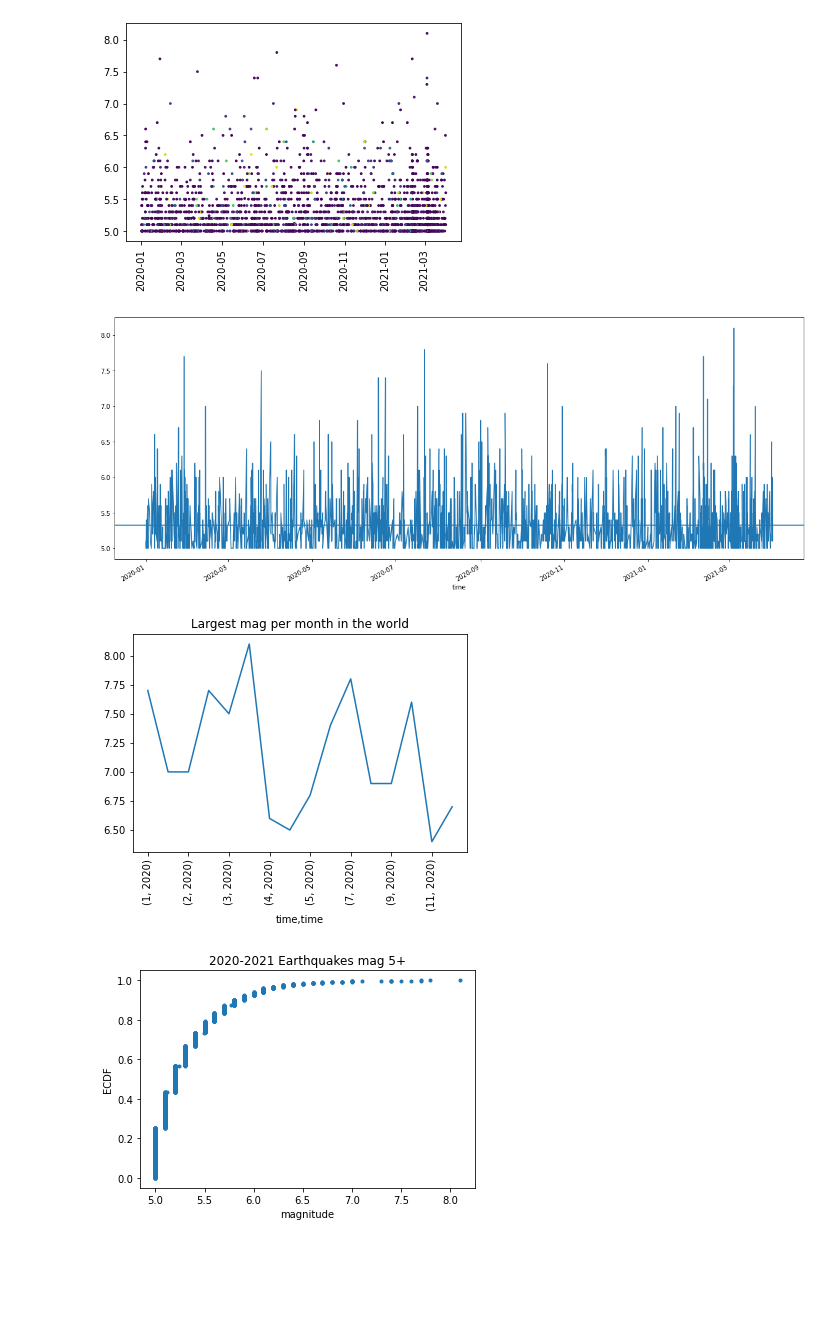
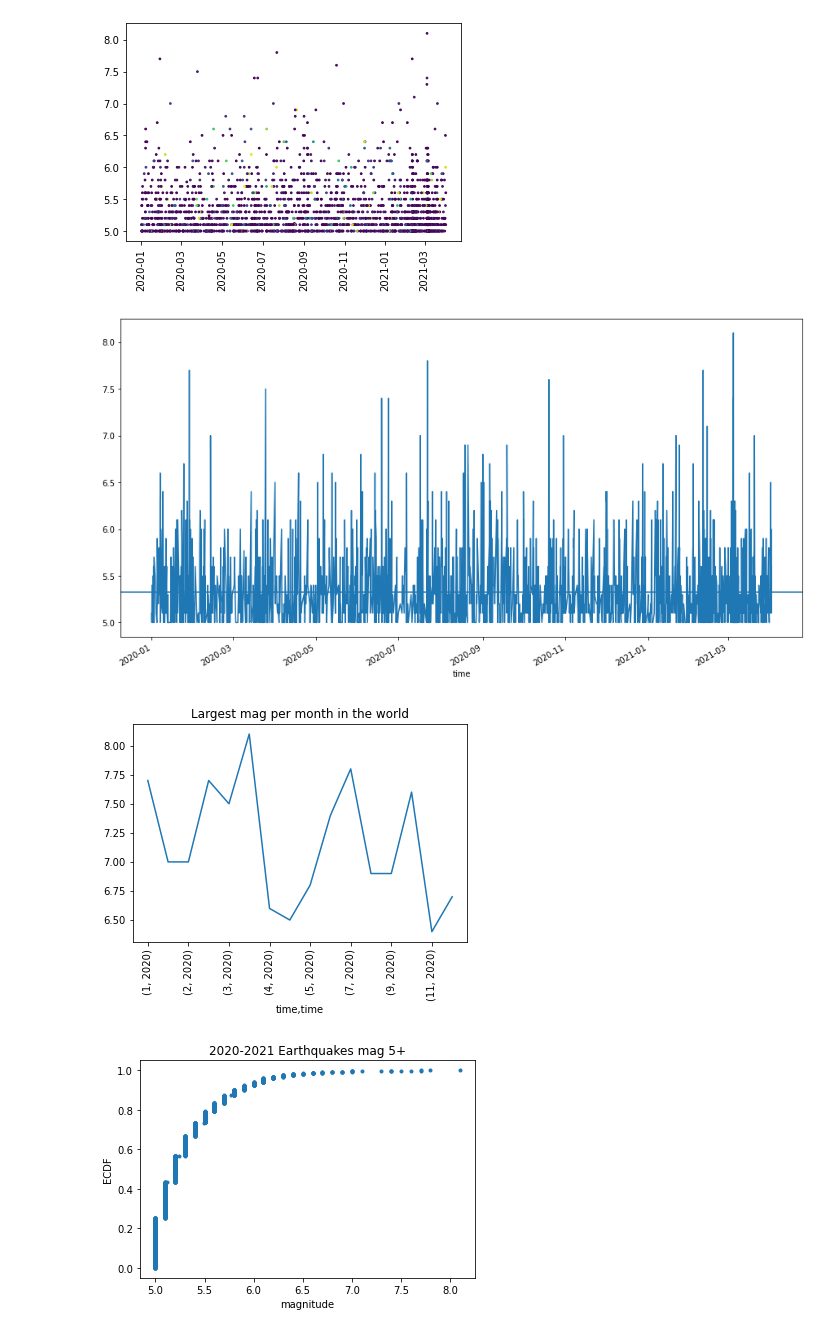
Before and after one commit to Andru-1987/python-deep-learning, a Jupyter notebook: Earthquakes 5 plus.ipynb, the cells around one changed output. Cells and saved outputs as stored; diff of their text form; code cells hidden in the pictures; blank space fills up the shorter version.

```diff
--- a/Earthquakes 5 plus.ipynb
+++ b/Earthquakes 5 plus.ipynb
@@ -29,21 +29,21 @@ plt.xticks(rotation=90)
 # %%
 #grouped=df.groupby(df.index)['mag'].agg({'min','max'})
 #print(grouped)
 #grouped.plot()
 mean_mag=df['mag'].mean()
-plt.figure(figsize=(20,8))
+plt.figure(figsize=(15,8))
 df['mag'].plot()
 plt.axhline(mean_mag)
 plt.show()
 
 
 grouped=df.groupby(by=[df.index.month, df.index.year])['mag'].max()
 grouped.plot()
 plt.xticks(rotation=90)
 plt.title('Largest mag per month in the world')
 plt.show()
 # %% [output]
-[figure, old version]
+[figure, new version]
 [figure]
 # %%
 mags=df['mag']
```
Also changed, not shown: parts of 1 cell of this notebook.
